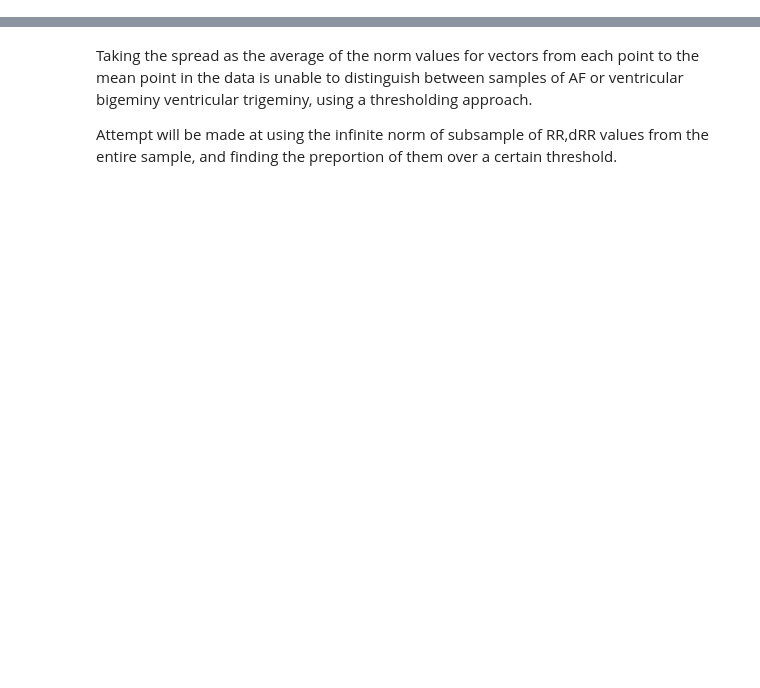
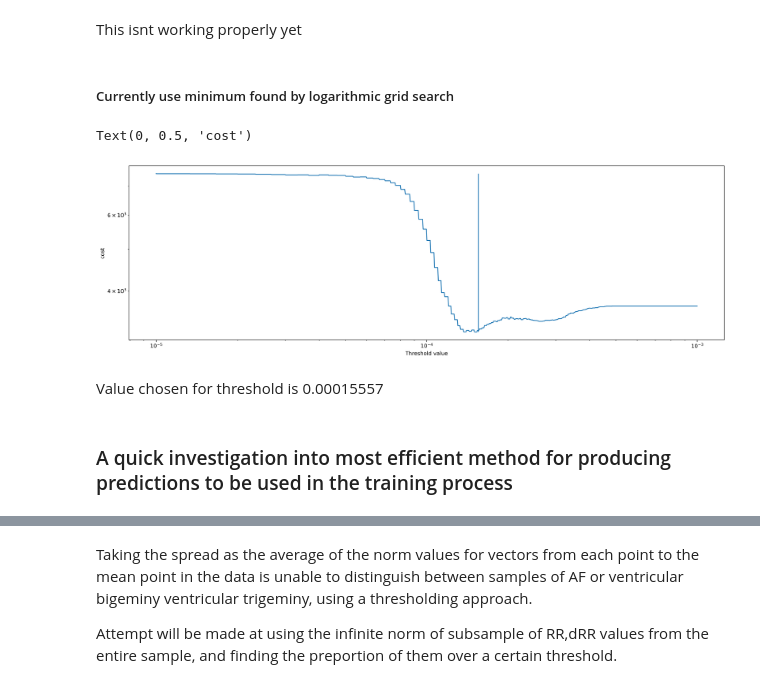
Before and after one commit to jordanesmith/Data_of_your_Heart_11B_Project, a Jupyter notebook: RRintervalsMethod.ipynb, the cells around one changed output, grey strips where cells are left out. Drawn from its saved outputs; the diff is of its cells as text; code cells hidden in the pictures; blank space fills up the shorter version.

```diff
--- a/RRintervalsMethod.ipynb
+++ b/RRintervalsMethod.ipynb
@@ -55,0 +148,2 @@ It seems as though A00002, A00004 and A00005
+# %%
+labels_df = pd.read_csv("2_data\\physionet_datasets\\training2017\\REFERENCE.csv", names=["filename","label"])
@@ -55,0 +205,3 @@ It seems as though A00002, A00004 and A00005
+# %%
+# remove noisy samples
+grid_count_data_dict = {k: v for k,v in grid_counting_data.items() if labels[k] != "~"}
@@ -55,0 +301,20 @@ It seems as though A00002, A00004 and A00005
+# %% [markdown]
+This isnt working properly yet
+# %% [markdown]
+##### Currently use minimum found by logarithmic grid search
+# %%
+x = np.logspace(-3,-5, 1000)
+cost_values = [cost_function(threshold, **kwargs) for threshold in tqdm(x)]
+plt.plot(x, cost_values)
+plt.xscale('log')
+plt.yscale('log')
+plt.vlines(0.0001555676, min(cost_values), max(cost_values))
+plt.xlabel("Threshold value")
+plt.ylabel("cost")
+# %% [output]
+Text(0, 0.5, 'cost')
+[figure, added]
+# %% [markdown]
+Value chosen for threshold is 0.00015557
+# %% [markdown]
+### A quick investigation into most efficient method for producing predictions to be used in the training process
```
Also changed, not shown: parts of 55 cells of this notebook.
